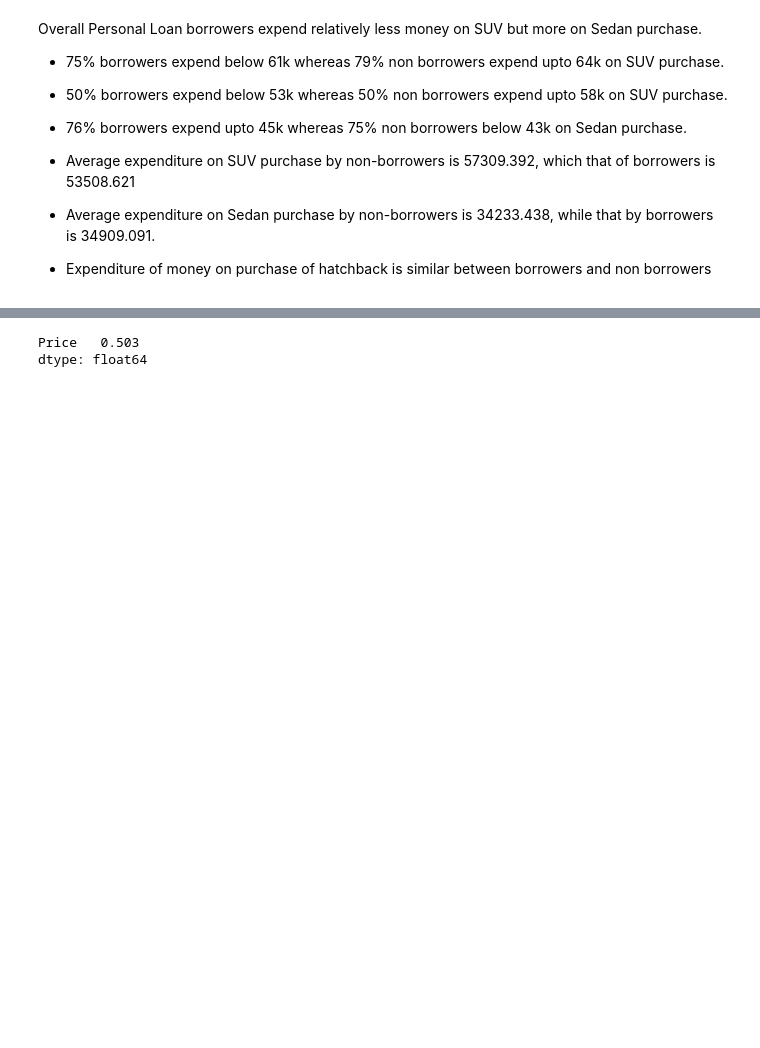
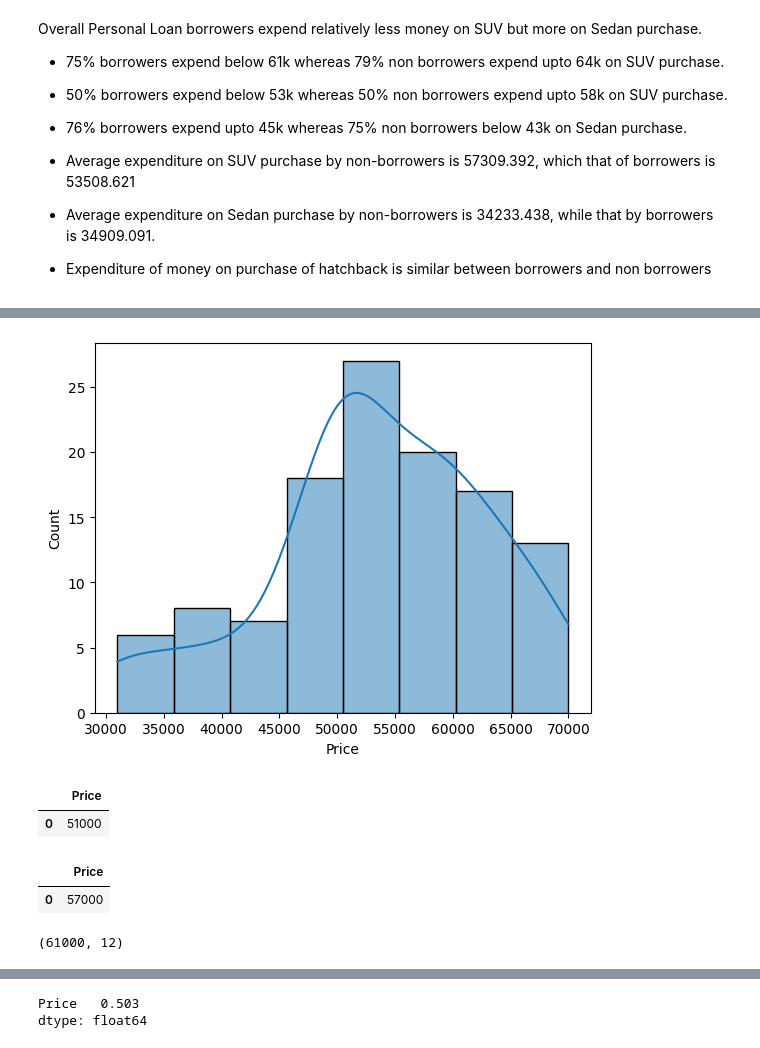
Before and after one commit to devopsopenshift/python, a Jupyter notebook: coded_project/AUSTO-1-4.ipynb, the cells around one changed output, grey strips where cells are left out. Cells and saved outputs as stored; diff of their text form; code cells hidden in the pictures; blank space fills up the shorter version.

```diff
--- a/coded_project/AUSTO-1-4.ipynb
+++ b/coded_project/AUSTO-1-4.ipynb
@@ -539,3 +541,5 @@ Overall Personal Loan borrowers expend relatively less money on SUV but more on
  * Average expenditure on Sedan purchase by non-borrowers is 34233.438, while that by borrowers is  34909.091.
 
  * Expenditure of money on purchase of hatchback is similar between borrowers and non borrowers
+# %%
+SUVpurchasersBorrowers = data[(data['Personal_loan']=='Yes') & (data['Make']=='SUV')]
@@ -541,0 +601,21 @@ Overall Personal Loan borrowers expend relatively less money on SUV but more on
+# %%
+# @title Plot of SUV borrowers
+sns.histplot(data=SUVpurchasersBorrowers, x='Price', kde=True);
+# %% [output]
+[figure, added]
+# %%
+# @title Mode : SUV , burrowers
+SUVpurchasersBorrowers[['Price']].mode()
+# %% [output]
+|  | Price |
+| 0 | 51000 |
+# %%
+SUVpurchasersNonBorrowers[['Price']].mode()
+# %% [output]
+|  | Price |
+| 0 | 57000 |
+# %%
+from collections import Counter
+Counter(SUVpurchasersNonBorrowers['Price']).most_common()[1]
+# %% [output]
+(61000, 12)
```
Also changed, not shown: parts of 28 cells of this notebook.
